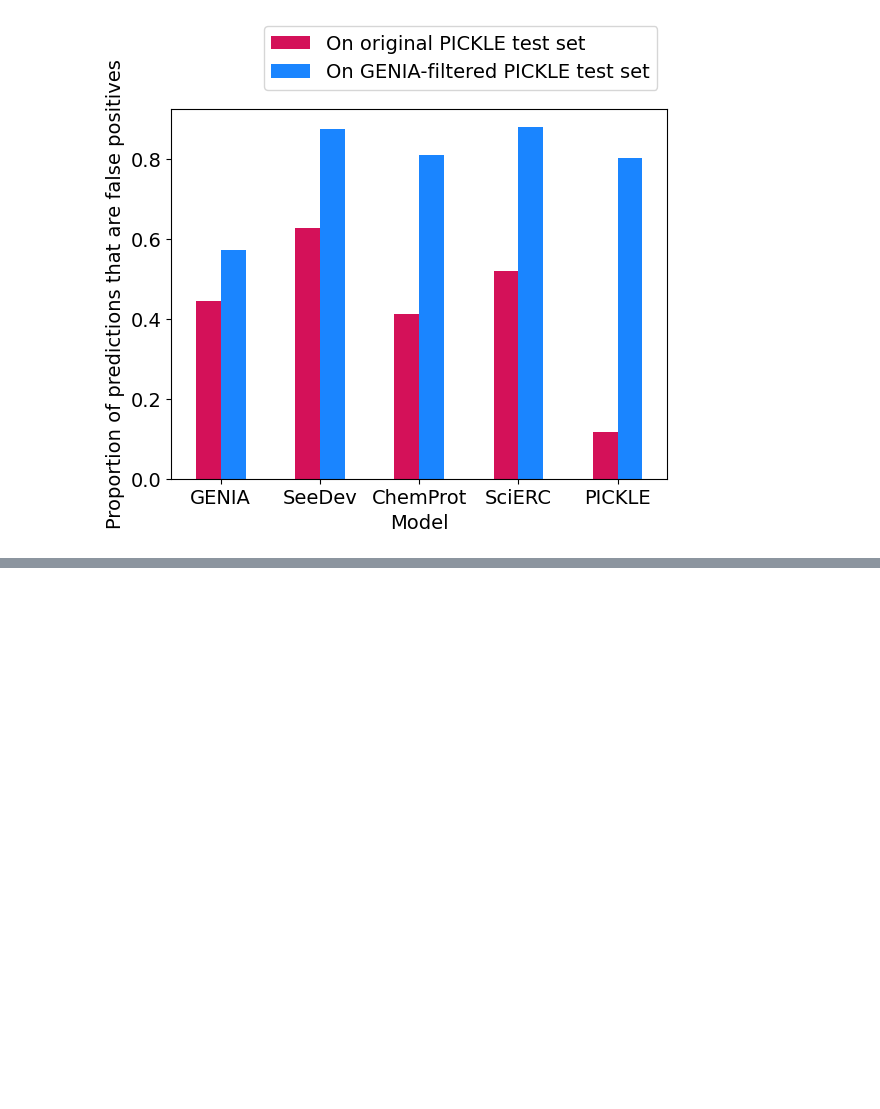
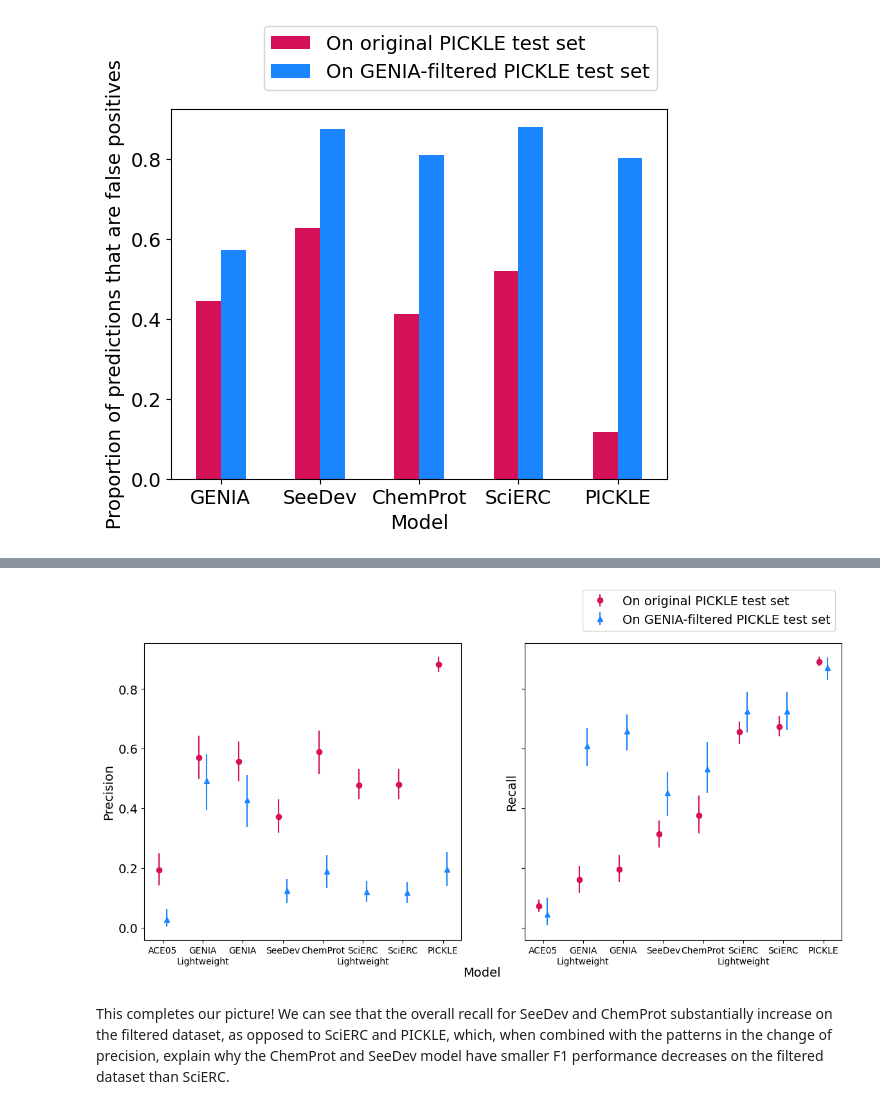
Before and after one commit to ShiuLab/pickle-corpus-code, a Jupyter notebook: jupyter_notebooks/mismatched_entity_pred_analysis.ipynb, the cells around one changed output, grey strips where cells are left out. Drawn from its saved outputs; the diff is of its cells as text; code cells hidden in the pictures; blank space fills up the shorter version.

Commit message:
Add plot of precision and recall to mismatch type analysis

```diff
--- a/jupyter_notebooks/mismatched_entity_pred_analysis.ipynb
+++ b/jupyter_notebooks/mismatched_entity_pred_analysis.ipynb
@@ -176,0 +236,46 @@ This goes a long way to explaining what we observe, but not all the way. For exa
+# %%
+all_no_filter_ent_CIs_precision = process_ent_only_CIs(orig_perf_all, kind='precision')
+filter_ent_CIs_precision = process_ent_only_CIs(all_models_on_filtered_without_types, kind='precision')
+all_no_filter_ent_CIs_recall = process_ent_only_CIs(orig_perf_all, kind='recall')
+filter_ent_CIs_recall = process_ent_only_CIs(all_models_on_filtered_without_types, kind='recall')
+# %%
+x_dict = {mod:i for i,mod in enumerate(orig_perf_all["model"].values.tolist())}
+orig_perf_all["x"] = orig_perf_all["model"].map(x_dict)
+all_models_on_filtered_without_types["x"] = all_models_on_filtered_without_types["model"].map(x_dict)
+# %%
+orig_label_key = {'chemprot': 'ChemProt',
+         'scierc': 'SciERC',
+         'bioinfer': 'BioInfer',
+         'genia': 'GENIA',
+         'pickle': 'PICKLE',
+         'scierc-lightweight': 'SciERC\nLightweight',
+         'genia-lightweight': 'GENIA\nLightweight',
+         'ace05-relation': 'ACE05',
+         'seedev': 'SeeDev'}
+# %%
+fig, axs = plt.subplots(1, 2, figsize=(14, 6), sharey=True, sharex=True)
+
+name_x = [orig_label_key[mod] for mod in orig_perf_all["model"]]
+
+axs[0].errorbar(x=orig_perf_all['x'] - 0.1, y=orig_perf_all['ent_precision'], yerr=all_no_filter_ent_CIs_precision, fmt='o', color='#D41159', label='On original PICKLE test set')
+axs[0].errorbar(x=all_models_on_filtered_without_types['x'] + 0.1, y=all_models_on_filtered_without_types['ent_precision'], yerr=filter_ent_CIs_precision, fmt='^', color='#1A85FF', label='On GENIA-filtered PICKLE test set')
+
+axs[0].set_xticks(all_models_on_filtered_without_types['x'], name_x, size=10, ha='center')
+axs[0].set_ylabel('Precision')
+
+
+axs[1].errorbar(x=orig_perf_all['x'] - 0.1, y=orig_perf_all['ent_recall'], yerr=all_no_filter_ent_CIs_recall, fmt='o', color='#D41159', label='On original PICKLE test set')
+axs[1].errorbar(x=all_models_on_filtered_without_types['x'] + 0.1, y=all_models_on_filtered_without_types['ent_recall'], yerr=filter_ent_CIs_recall, fmt='^', color='#1A85FF', label='On GENIA-filtered PICKLE test set')
+
+axs[1].set_xticks(all_models_on_filtered_without_types['x'], name_x, size=10, ha='center')
+axs[1].set_ylabel('Recall')
+
+axs[1].legend(bbox_to_anchor=(1, 1.2))
+
+fig.supxlabel('Model', size=14)
+
+plt.savefig('../data/straying_off_topic_data/model_performance/filtered_vs_not_precision_and_recall_F1.png', format='png', bbox_inches='tight', dpi=600)
+# %% [output]
+[figure, added]
+# %% [markdown]
+This completes our picture! We can see that the overall recall for SeeDev and ChemProt substantially increase on the filtered dataset, as opposed to SciERC and PICKLE, which, when combined with the patterns in the change of precision, explain why the ChemProt and SeeDev model have smaller F1 performance decreases on the filtered dataset than SciERC.
```
Also changed, not shown: parts of 6 cells of this notebook.
